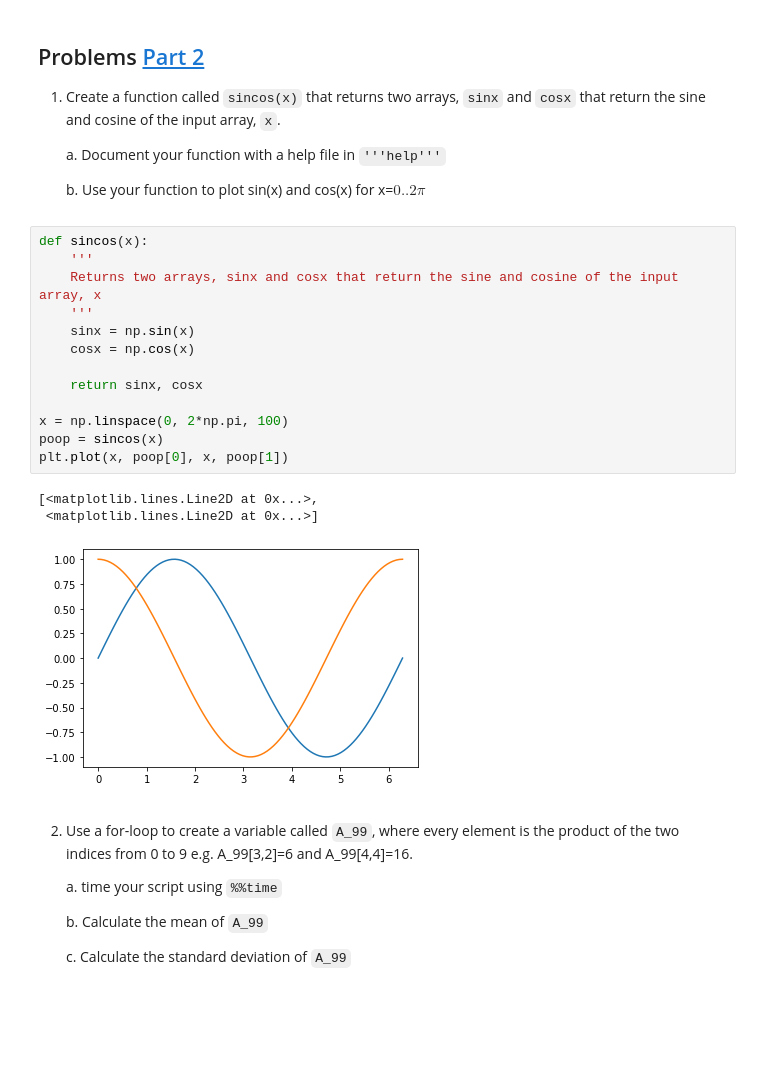
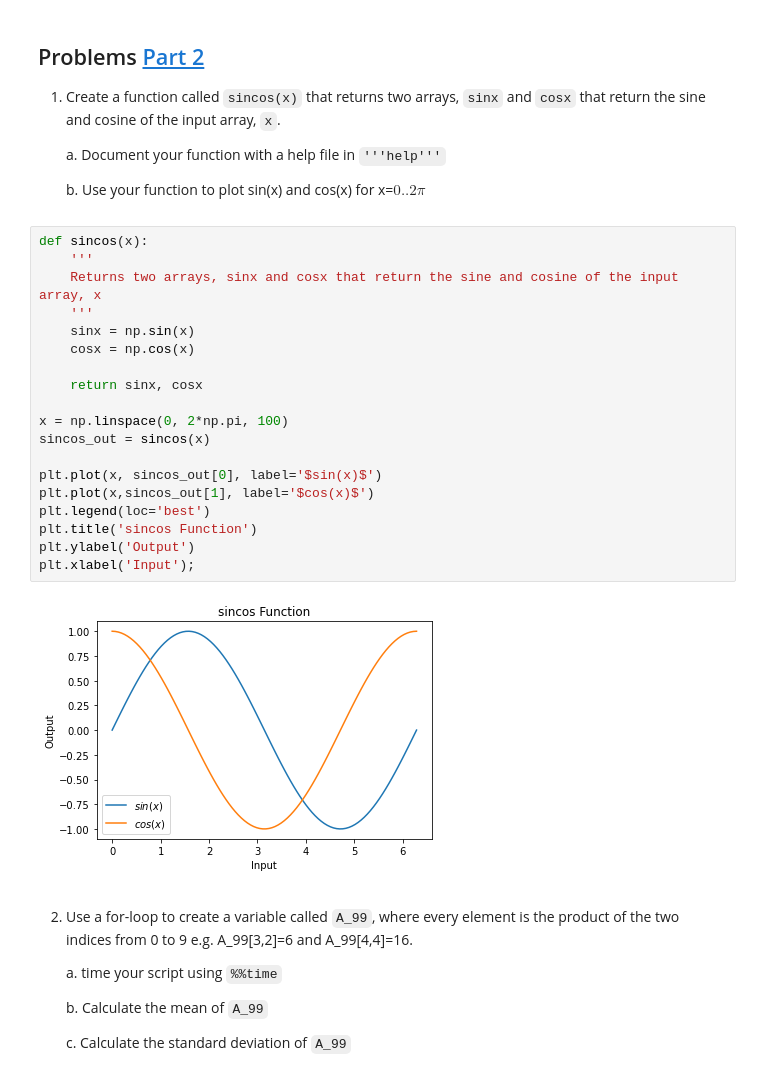
Before and after one commit to hamwalker/computational-mechanics, a Jupyter notebook: module_01/notebooks/HW_01.ipynb, the cells around one changed output. Drawn from its saved outputs; the diff is of its cells as text; blank space fills up the shorter version.

```diff
--- a/module_01/notebooks/HW_01.ipynb
+++ b/module_01/notebooks/HW_01.ipynb
@@ -116,20 +116,24 @@ elif time < 12:
 # %%
 def sincos(x):
     '''
     Returns two arrays, sinx and cosx that return the sine and cosine of the input array, x
     '''
     sinx = np.sin(x)
     cosx = np.cos(x)
 
     return sinx, cosx
 
 x = np.linspace(0, 2*np.pi, 100)
-poop = sincos(x)
-plt.plot(x, poop[0], x, poop[1])
+sincos_out = sincos(x)
+
+plt.plot(x, sincos_out[0], label='$sin(x)$')
+plt.plot(x,sincos_out[1], label='$cos(x)$')
+plt.legend(loc='best')
+plt.title('sincos Function')
+plt.ylabel('Output')
+plt.xlabel('Input');
 # %% [output]
-[<matplotlib.lines.Line2D at 0x...>,
- <matplotlib.lines.Line2D at 0x...>]
-[figure, old version]
+[figure, new version]
 # %% [markdown]
 2. Use a for-loop to create a variable called `A_99`, where every element is the product
 of the two indices from 0 to 9 e.g. A_99[3,2]=6 and A_99[4,4]=16.
```
Also changed, not shown: parts of 6 cells of this notebook, 3 other files.
